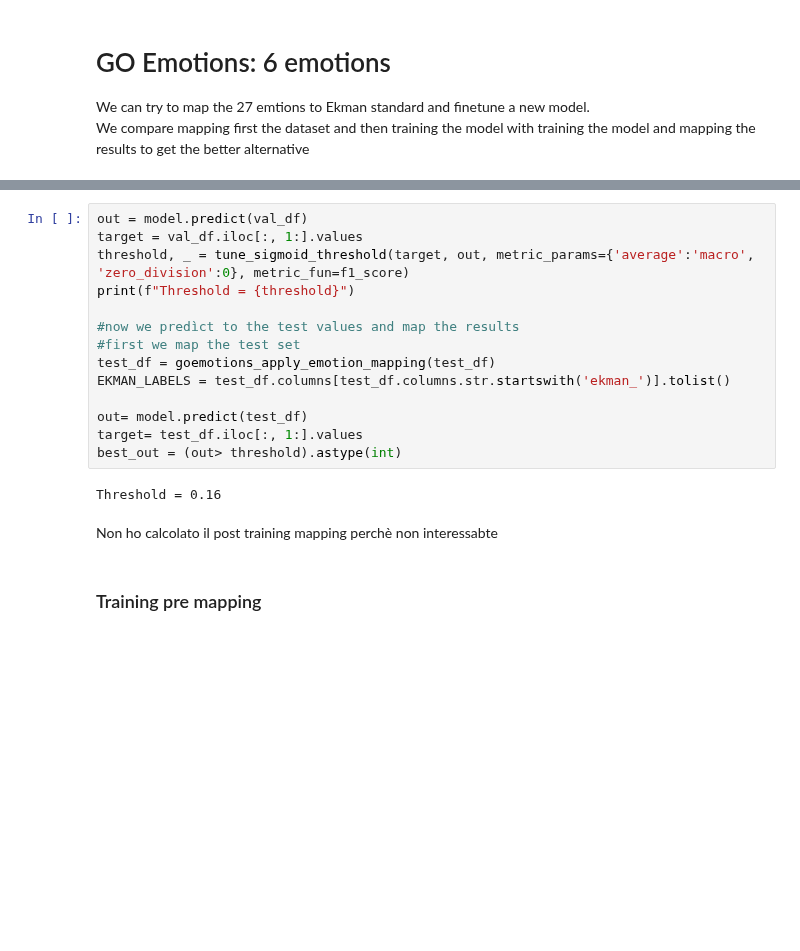
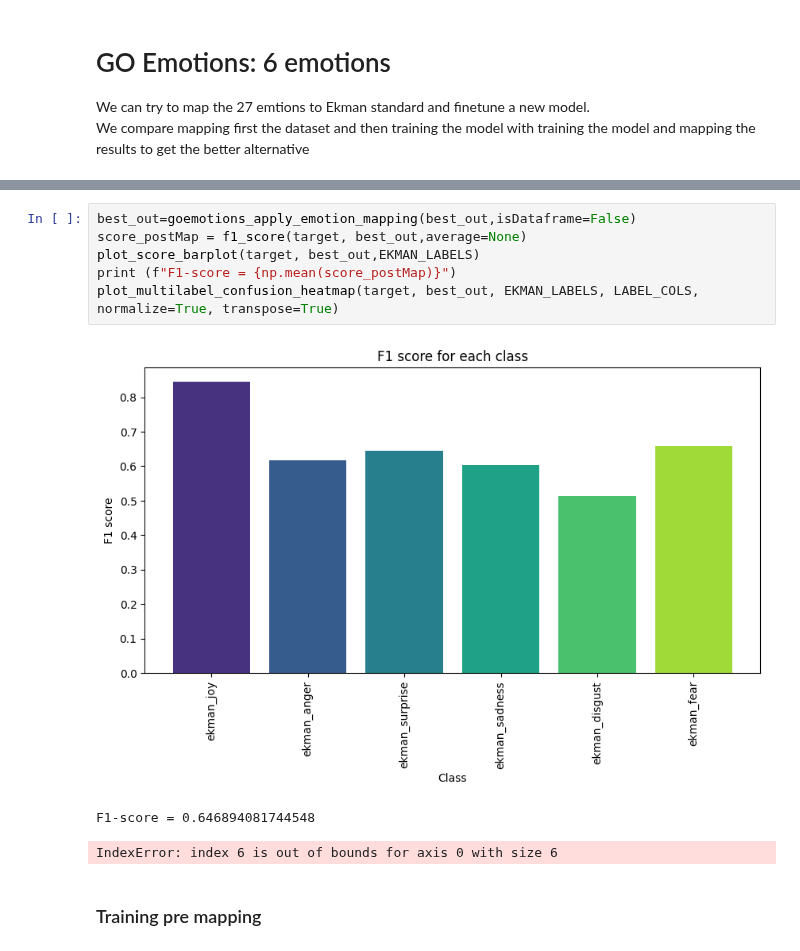
Before and after one commit to Nsivaa/HLT, a Jupyter notebook: GoEmotions_SocBert.ipynb, the cells around one changed output, grey strips where cells are left out. Saved outputs shown, nothing was run; the diff lists cells and outputs as text; blank space fills up the shorter version.

```diff
--- a/GoEmotions_SocBert.ipynb
+++ b/GoEmotions_SocBert.ipynb
@@ -357,21 +371,13 @@ Accuracy                            0.32
-# %%
-out = model.predict(val_df)
-target = val_df.iloc[:, 1:].values
-threshold, _ = tune_sigmoid_threshold(target, out, metric_params={'average':'macro', 'zero_division':0}, metric_fun=f1_score)
-print(f"Threshold = {threshold}")
-
-#now we predìct to the test values and map the results
-#first we map the test set
-test_df = goemotions_apply_emotion_mapping(test_df)
-EKMAN_LABELS = test_df.columns[test_df.columns.str.startswith('ekman_')].tolist()
-
-out= model.predict(test_df)
-target= test_df.iloc[:, 1:].values
-best_out = (out> threshold).astype(int)
-# %% [output]
-Threshold = 0.16
-# %% [markdown]
-Non ho calcolato il post training mapping perchè non interessabte
+# %%
+best_out=goemotions_apply_emotion_mapping(best_out,isDataframe=False)
+score_postMap = f1_score(target, best_out,average=None)
+plot_score_barplot(target, best_out,EKMAN_LABELS)
+print (f"F1-score = {np.mean(score_postMap)}")
+plot_multilabel_confusion_heatmap(target, best_out, EKMAN_LABELS, LABEL_COLS, normalize=True, transpose=True)
+# %% [output]
+[figure, added]
+F1-score = 0.646894081744548
+IndexError: index 6 is out of bounds for axis 0 with size 6
 # %% [markdown]
 ### Training pre mapping
 # %%
```
Also changed, not shown: parts of 13 cells of this notebook, 2 other files.
